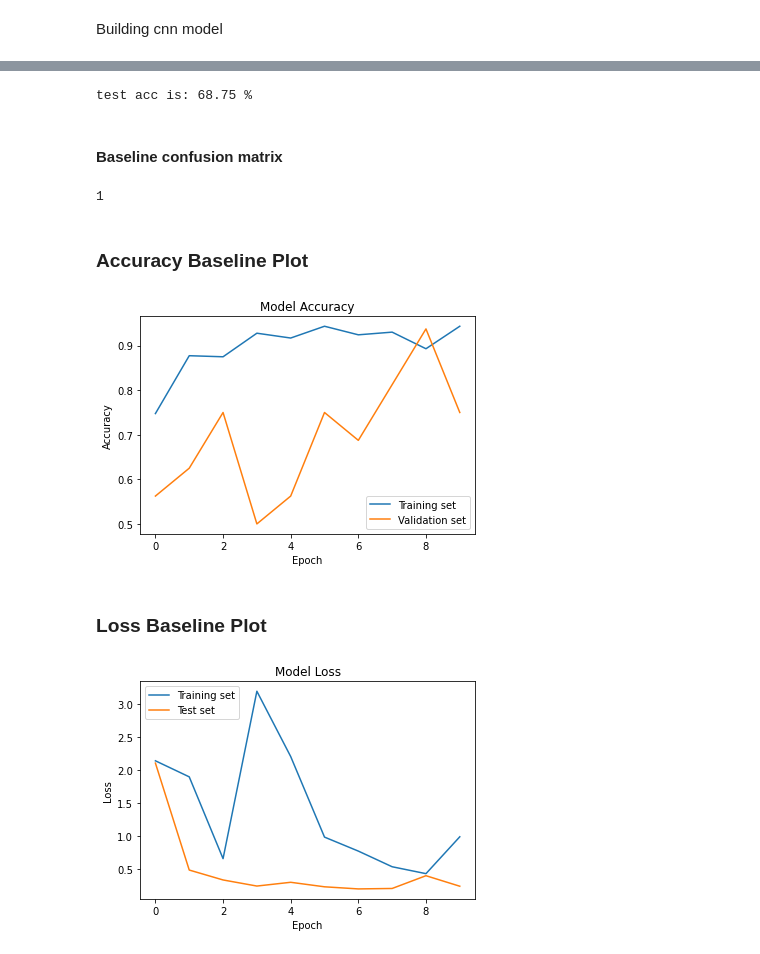
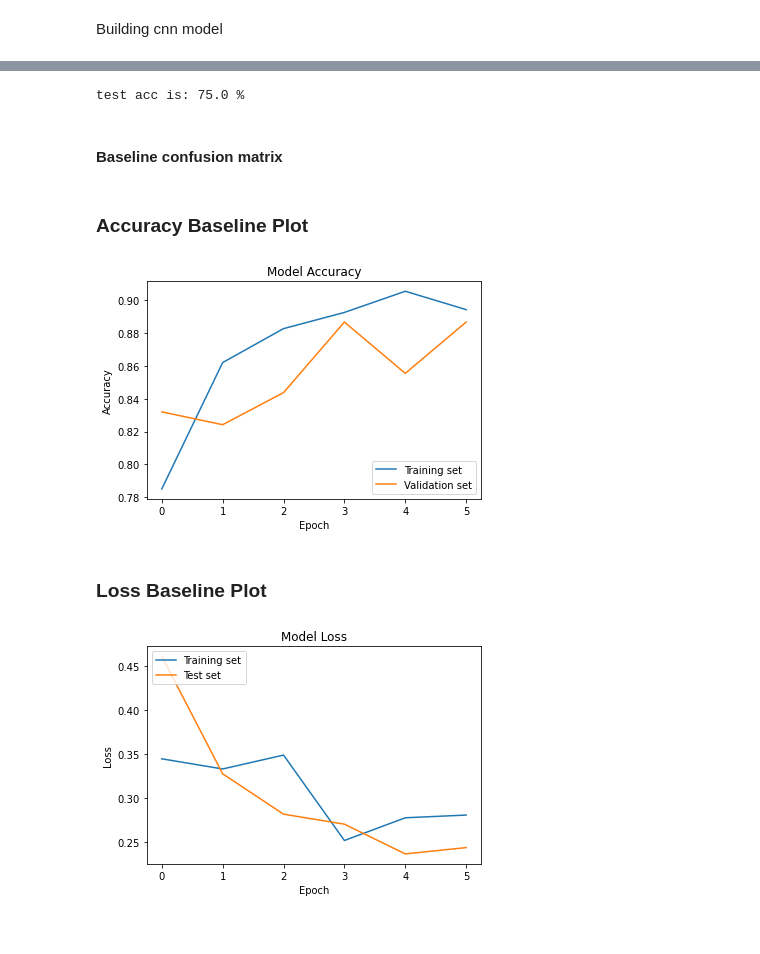
Before and after one commit to Teetee-lab/X-Ray_Image_Project, a Jupyter notebook: notebooks/Tony/CNNmodel.ipynb, the cells around one changed output, grey strips where cells are left out. Cells and saved outputs as stored; diff of their text form; code cells hidden in the pictures.

```diff
--- a/notebooks/Tony/CNNmodel.ipynb
+++ b/notebooks/Tony/CNNmodel.ipynb
@@ -49,17 +80,29 @@ train_datagen = ImageDataGenerator(rescale = 1./255)
 
 test_datagen = ImageDataGenerator(rescale = 1./255)
+# %%
+train_dir = r'C:\Users\tonym\Documents\Flatiron\phase_4\project_data\train'
+test_dir = r'C:\Users\tonym\Documents\Flatiron\phase_4\project_data\test'
+val_dir = r'C:\Users\tonym\Documents\Flatiron\phase_4\project_data\train'
 # %%
 #load data set
-training_set = train_datagen.flow_from_directory(r'C:\Users\tonym\Documents\Flatiron\phase_4\project_data\train',
+training_set = train_datagen.flow_from_directory(train_dir,
                                                 target_size = (150,150),
-                                                batch_size = 16
+                                                batch_size = 16,
+                                                subset = 'training',
+                                                seed = 42,
+                                                class_mode = 'binary'
                                                 )
-validation_gen = train_datagen.flow_from_directory(r'C:\Users\tonym\Documents\Flatiron\phase_4\project_data\val',
+validation_gen = train_datagen.flow_from_directory(val_dir,
                                                 target_size = (150,150),
-                                                batch_size = 16
+                                                batch_size = 16,
+                                                subset = 'validation',
+                                                seed = 42,
+                                                class_mode = 'binary'
                                                 )
-test_set = train_datagen.flow_from_directory(r'C:\Users\tonym\Documents\Flatiron\phase_4\project_data\test',
+test_set = train_datagen.flow_from_directory(test_dir,
                                                 target_size = (150,150),
-                                                batch_size = 16
+                                                batch_size = 16,
+                                                seed = 42,
+                                                class_mode = 'binary'
                                                 )
 # %% [output]
@@ -124,0 +132,10 @@ Epoch 10/10
+# %%
+from tensorflow.keras.callbacks import EarlyStopping
+early_stopping = EarlyStopping(monitor='val_loss', mode='min', verbose=1, patience=2)
+# %%
+model5 = model.fit(training_set,
+                             steps_per_epoch=4695//32,
+                             epochs =10,
+                             validation_data = validation_gen,
+                             validation_steps= 521//32,
+                             callbacks=[early_stopping])
@@ -130,7 +161,7 @@ test_acc_bright = model2.evaluate(test_set, steps = 1)
 # %%
 #accuracy
-print('test acc is:', test_acc_bright[1] * 100, '%')
+print('test acc is:', test_acc[1] * 100, '%')
 # %% [output]
-test acc is: 68.75 %
+test acc is: 75.0 %
 # %% [markdown]
 #### Baseline confusion matrix
@@ -140,28 +168,24 @@ y_pred = np.argmax(Y_pred, axis = 1)
-# %%
-max(y_pred)
-# %% [output]
-1
 # %% [markdown]
 ### Accuracy Baseline Plot
 # %%
-plt.plot(baseline.history['accuracy'])
-plt.plot(baseline.history['val_accuracy'])
+plt.plot(model5.history['accuracy'])
+plt.plot(model5.history['val_accuracy'])
 plt.title('Model Accuracy')
 plt.ylabel('Accuracy')
 plt.xlabel('Epoch')
 plt.legend(['Training set', 'Validation set'], loc='lower right')
 plt.show()
 # %% [output]
-[figure, old version]
+[figure, new version]
 # %% [markdown]
 ### Loss Baseline Plot
 # %%
-plt.plot(baseline.history['val_loss'])
-plt.plot(baseline.history['loss'])
+plt.plot(model5.history['val_loss'])
+plt.plot(model5.history['loss'])
 plt.title('Model Loss')
 plt.ylabel('Loss')
 plt.xlabel('Epoch')
 plt.legend(['Training set', 'Test set'], loc='upper left')
 plt.show()
 # %% [output]
-[figure, old version]
+[figure, new version]
```
Also changed, not shown: parts of 20 cells of this notebook, 2 other files.
